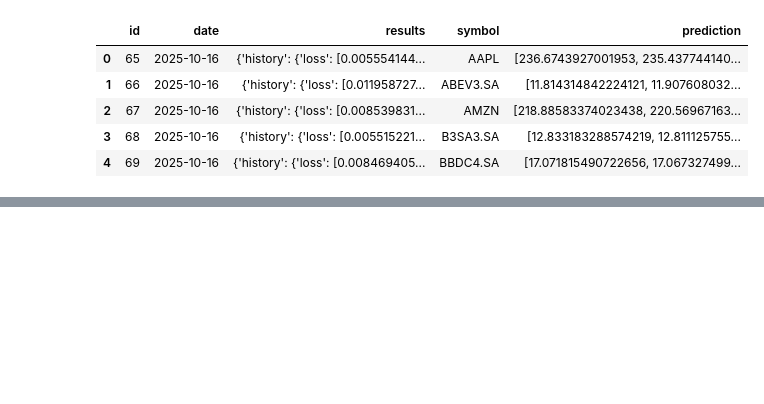
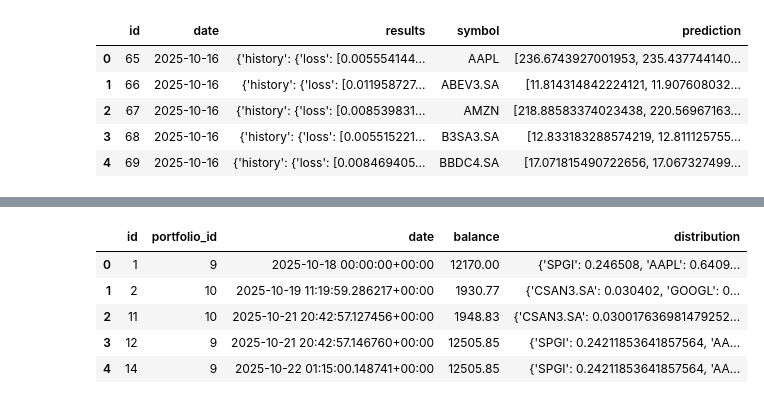
Before and after one commit to matheusff1/back-end-projeto-b, a Jupyter notebook: projetob/notebooks/read-db.ipynb, the cells around one changed output, grey strips where cells are left out. Cells and saved outputs as stored; diff of their text form; code cells hidden in the pictures; blank space fills up the shorter version.

```diff
--- a/projetob/notebooks/read-db.ipynb
+++ b/projetob/notebooks/read-db.ipynb
@@ -138,3 +152,17 @@ for i in df_portfolios.assets:
 [{'symbol': 'PETR4', 'price': 25.5, 'quantity': 100}, {'symbol': 'VALE5', 'price': 60.0, 'quantity': 50}]
 [{'symbol': 'GSG', 'price': 18.5, 'quantity': 100}, {'symbol': 'ITSA4.SA', 'price': 9.75, 'quantity': 200}, {'symbol': 'ITUB4.SA', 'price': 26.3, 'quantity': 150}, {'symbol': 'M2SL', 'price': 8.2, 'qu ...
 [{'symbol': 'AAPL', 'price': 150.5, 'quantity': 10}, {'symbol': 'GOOGL', 'price': 140.25, 'quantity': 5}, {'symbol': 'BTC', 'price': 45000.0, 'quantity': 0.5}, {'symbol': 'ETH', 'price': 2500.0, 'quan ...
+# %%
+async def get_trackings_df():
+    qs = await sync_to_async(list)(PortfolioTracking.objects.all().values())
+    return pd.DataFrame(qs)
+
+df_trackings = await get_trackings_df()
+df_trackings.head()
+# %% [output]
+|  | id | portfolio_id | date | balance | distribution |
+| 0 | 1 | 9 | 2025-10-18 00:00:00+00:00 | 12170.00 | {'SPGI': 0.246508, 'AAPL': 0.6409... |
+| 1 | 2 | 10 | 2025-10-19 11:19:59.286217+00:00 | 1930.77 | {'CSAN3.SA': 0.030402, 'GOOGL': 0... |
+| 2 | 11 | 10 | 2025-10-21 20:42:57.127456+00:00 | 1948.83 | {'CSAN3.SA': 0.030017636981479252... |
+| 3 | 12 | 9 | 2025-10-21 20:42:57.146760+00:00 | 12505.85 | {'SPGI': 0.24211853641857564, 'AA... |
+| 4 | 14 | 9 | 2025-10-22 01:15:00.148741+00:00 | 12505.85 | {'SPGI': 0.24211853641857564, 'AA... |
```
Also changed, not shown: parts of 7 cells of this notebook, 8 other files.
